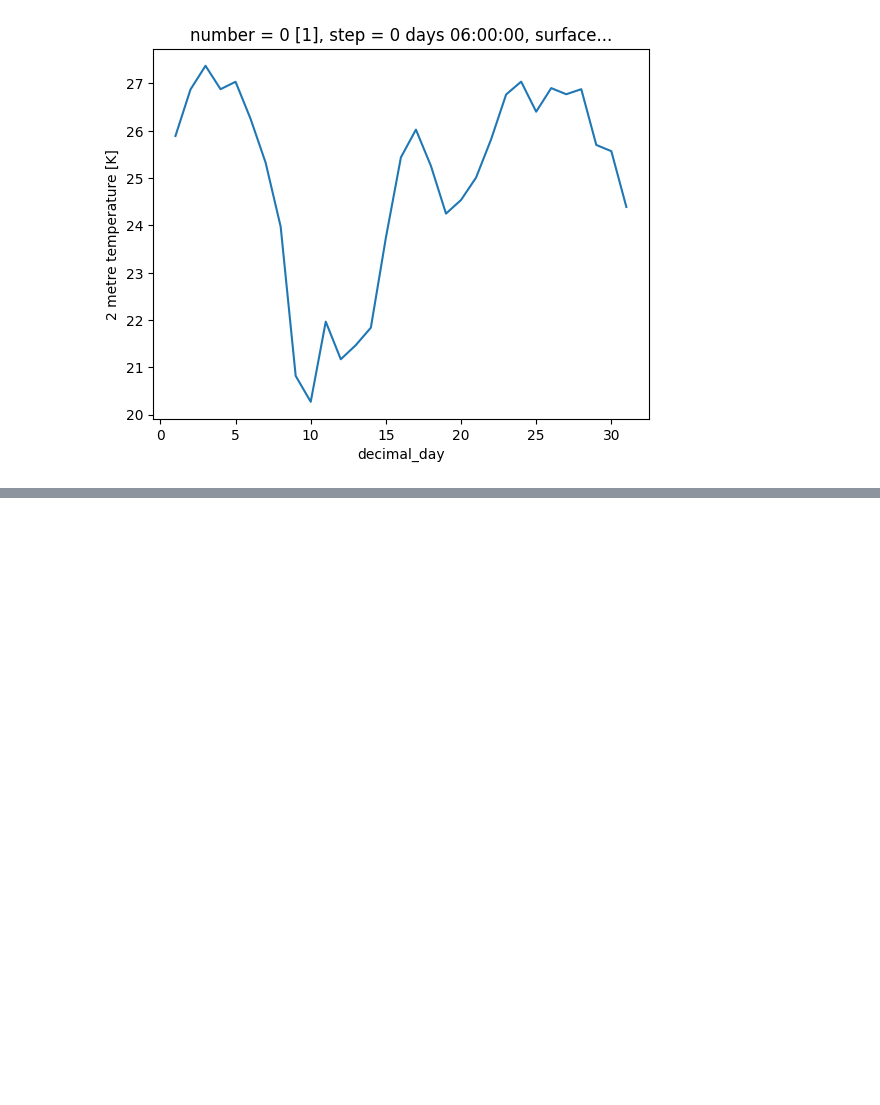
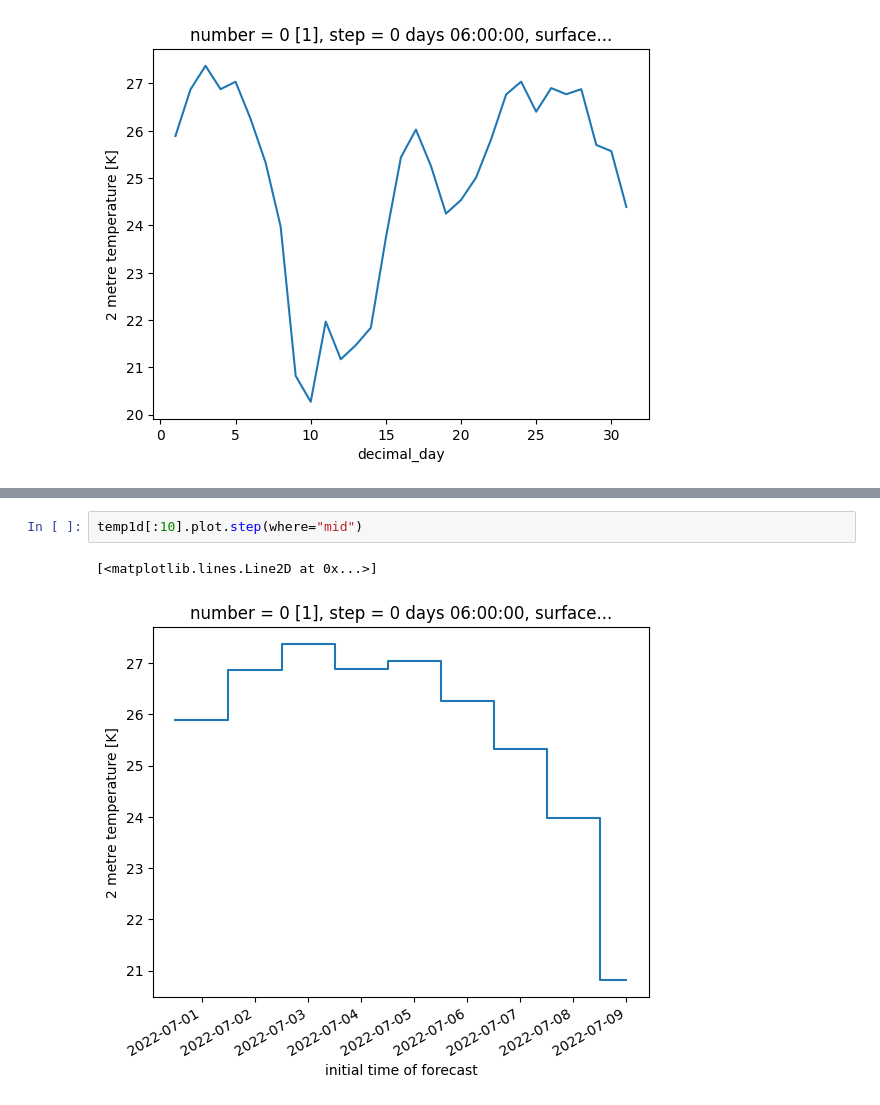
Before and after one commit to edwardLum/mapping-data-visualization-python, a Jupyter notebook: code/exercise1/Working with xarray.ipynb, the cells around one changed output, grey strips where cells are left out. Drawn from its saved outputs; the diff is of its cells as text; blank space fills up the shorter version.

Commit message:
Exploring step plots

```diff
--- a/code/exercise1/Working with xarray.ipynb
+++ b/code/exercise1/Working with xarray.ipynb
@@ -164,0 +171,5 @@ temperature.isel(step= 5, time=10, longitude=[10, 11]).plot(y="latitude", hue="l
+# %%
+temp1d[:10].plot.step(where="mid")
+# %% [output]
+[<matplotlib.lines.Line2D at 0x...>]
+[figure, added]
```
Also changed, not shown: parts of 15 cells of this notebook.
